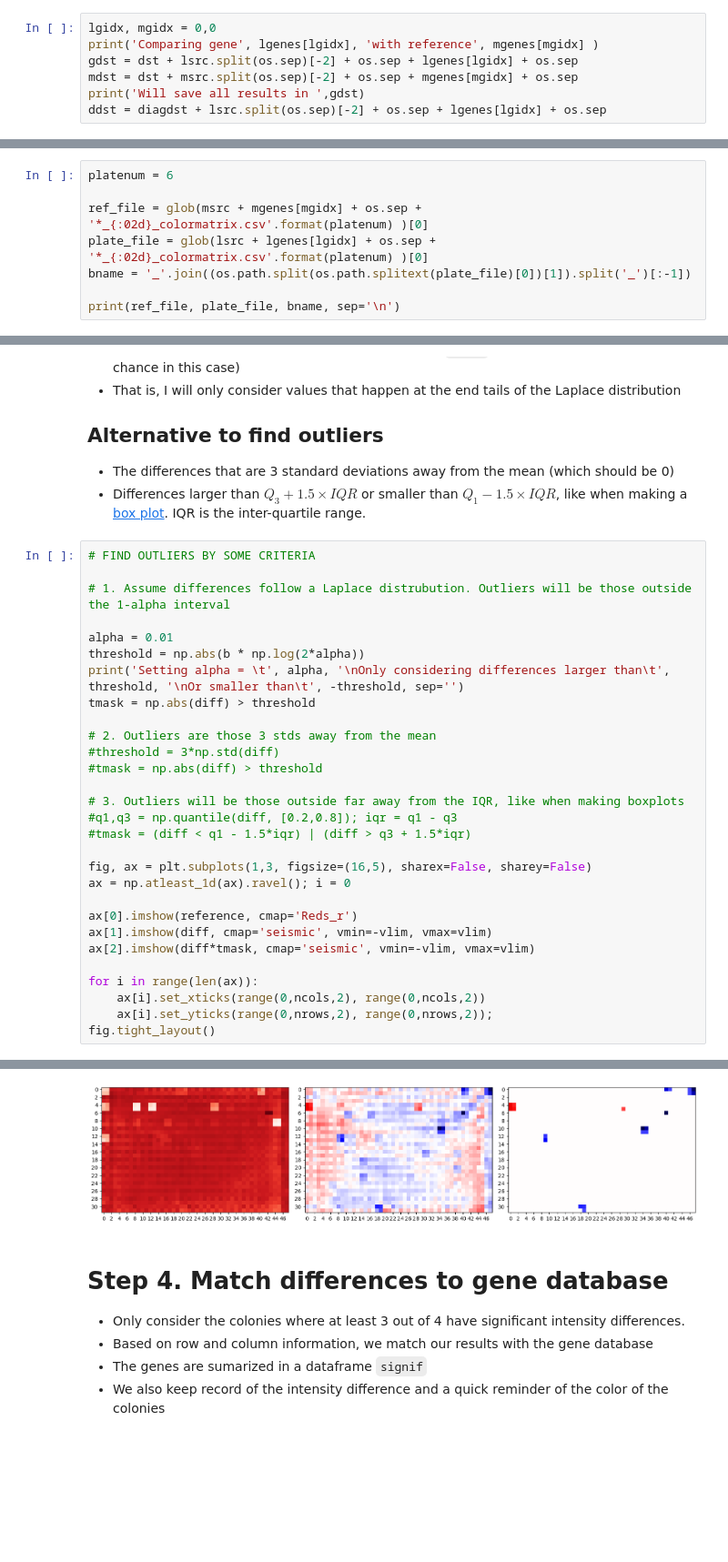
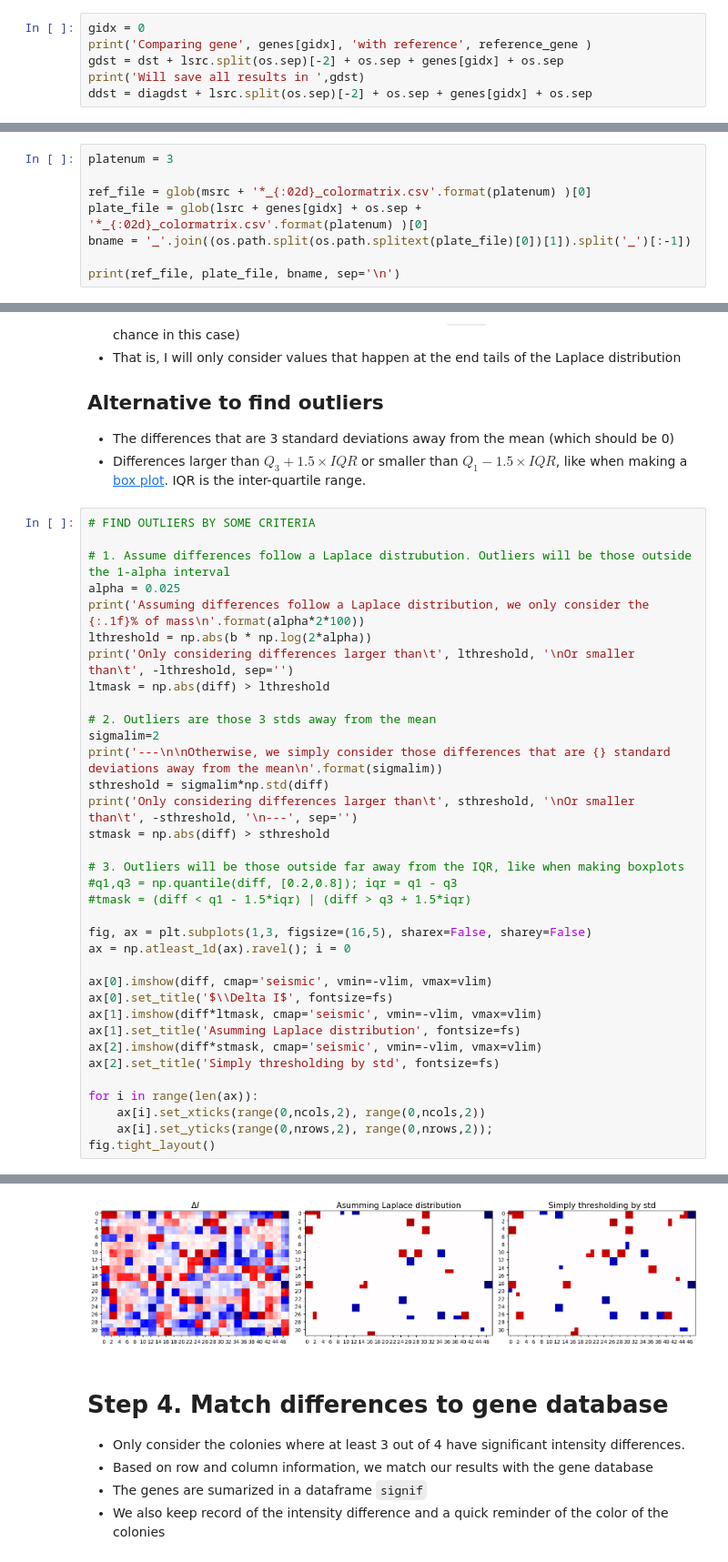
Before and after one commit to ejamezquita/yeast2hybrid, a Jupyter notebook: jupyter/03_compare_color_matrices.ipynb, the cells around one changed output, grey strips where cells are left out. Shown at 91% size. Drawn from its saved outputs; the diff is of its cells as text; blank space fills up the shorter version.

```diff
--- a/jupyter/03_compare_color_matrices.ipynb
+++ b/jupyter/03_compare_color_matrices.ipynb
@@ -41,11 +43,10 @@ Reference:      ['p53']
 Genes to test:  ['LBD37']
 # %%
-lgidx, mgidx = 0,0
-print('Comparing gene', lgenes[lgidx], 'with reference', mgenes[mgidx] )
-gdst = dst + lsrc.split(os.sep)[-2] + os.sep + lgenes[lgidx] + os.sep
-mdst = dst + msrc.split(os.sep)[-2] + os.sep + mgenes[mgidx] + os.sep
+gidx = 0
+print('Comparing gene', genes[gidx], 'with reference', reference_gene )
+gdst = dst + lsrc.split(os.sep)[-2] + os.sep + genes[gidx] + os.sep
 print('Will save all results in ',gdst)
-ddst = diagdst + lsrc.split(os.sep)[-2] + os.sep + lgenes[lgidx] + os.sep
+ddst = diagdst + lsrc.split(os.sep)[-2] + os.sep + genes[gidx] + os.sep
 # %% [output]
 Comparing gene LBD37 with reference p53
 Will save all results in  ../proc/leyre/LBD37/
@@ -57,10 +58,10 @@ Will save all results in  ../proc/leyre/LBD37/
 - That way differences are more meaningful
 - `platenum`: Specify which plate number to compare
 # %%
-platenum = 6
+platenum = 3
 
-ref_file = glob(msrc + mgenes[mgidx] + os.sep + '*_{:02d}_colormatrix.csv'.format(platenum) )[0]
-plate_file = glob(lsrc + lgenes[lgidx] + os.sep + '*_{:02d}_colormatrix.csv'.format(platenum) )[0]
+ref_file = glob(msrc + '*_{:02d}_colormatrix.csv'.format(platenum) )[0]
+plate_file = glob(lsrc + genes[gidx] + os.sep + '*_{:02d}_colormatrix.csv'.format(platenum) )[0]
 bname = '_'.join((os.path.split(os.path.splitext(plate_file)[0])[1]).split('_')[:-1])
 
 print(ref_file, plate_file, bname, sep='\n')
@@ -227,15 +228,18 @@ plt.savefig(filename, format='jpg', dpi=100, bbox_inches='tight', pil_kwargs={'o
 # FIND OUTLIERS BY SOME CRITERIA
 
 # 1. Assume differences follow a Laplace distrubution. Outliers will be those outside the 1-alpha interval
-
-alpha = 0.01
-threshold = np.abs(b * np.log(2*alpha))
-print('Setting alpha = \t', alpha, '\nOnly considering differences larger than\t', threshold, '\nOr smaller than\t', -threshold, sep='')
-tmask = np.abs(diff) > threshold
+alpha = 0.025
+print('Assuming differences follow a Laplace distribution, we only consider the {:.1f}% of mass\n'.format(alpha*2*100))
+lthreshold = np.abs(b * np.log(2*alpha))
+print('Only considering differences larger than\t', lthreshold, '\nOr smaller than\t', -lthreshold, sep='')
+ltmask = np.abs(diff) > lthreshold
 
 # 2. Outliers are those 3 stds away from the mean
-#threshold = 3*np.std(diff)
-#tmask = np.abs(diff) > threshold
+sigmalim=2
+print('---\n\nOtherwise, we simply consider those differences that are {} standard deviations away from the mean\n'.format(sigmalim))
+sthreshold = sigmalim*np.std(diff)
+print('Only considering differences larger than\t', sthreshold, '\nOr smaller than\t', -sthreshold, '\n---', sep='')
+stmask = np.abs(diff) > sthreshold
 
 # 3. Outliers will be those outside far away from the IQR, like when making boxplots
 #q1,q3 = np.quantile(diff, [0.2,0.8]); iqr = q1 - q3
@@ -244,9 +248,12 @@ tmask = np.abs(diff) > threshold
 fig, ax = plt.subplots(1,3, figsize=(16,5), sharex=False, sharey=False)
 ax = np.atleast_1d(ax).ravel(); i = 0
 
-ax[0].imshow(reference, cmap='Reds_r')
-ax[1].imshow(diff, cmap='seismic', vmin=-vlim, vmax=vlim)
-ax[2].imshow(diff*tmask, cmap='seismic', vmin=-vlim, vmax=vlim)
+ax[0].imshow(diff, cmap='seismic', vmin=-vlim, vmax=vlim)
+ax[0].set_title('$\\Delta I$', fontsize=fs)
+ax[1].imshow(diff*ltmask, cmap='seismic', vmin=-vlim, vmax=vlim)
+ax[1].set_title('Asumming Laplace distribution', fontsize=fs)
+ax[2].imshow(diff*stmask, cmap='seismic', vmin=-vlim, vmax=vlim)
+ax[2].set_title('Simply thresholding by std', fontsize=fs)
 
 for i in range(len(ax)):
     ax[i].set_xticks(range(0,ncols,2), range(0,ncols,2))
@@ -259,4 +274,4 @@ Or smaller than -25.44342275756072
-[figure, old version]
+[figure, new version]
 # %% [markdown]
 # Step 4. Match differences to gene database
 
```
Also changed, not shown: parts of 18 cells of this notebook, 31 other files.
